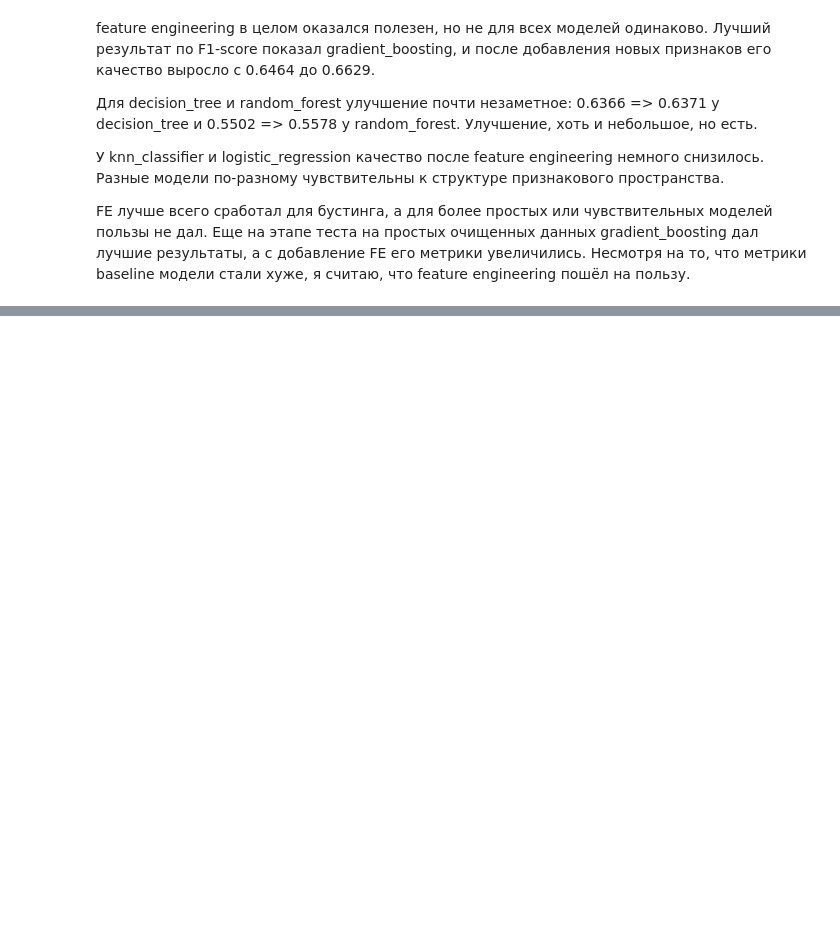
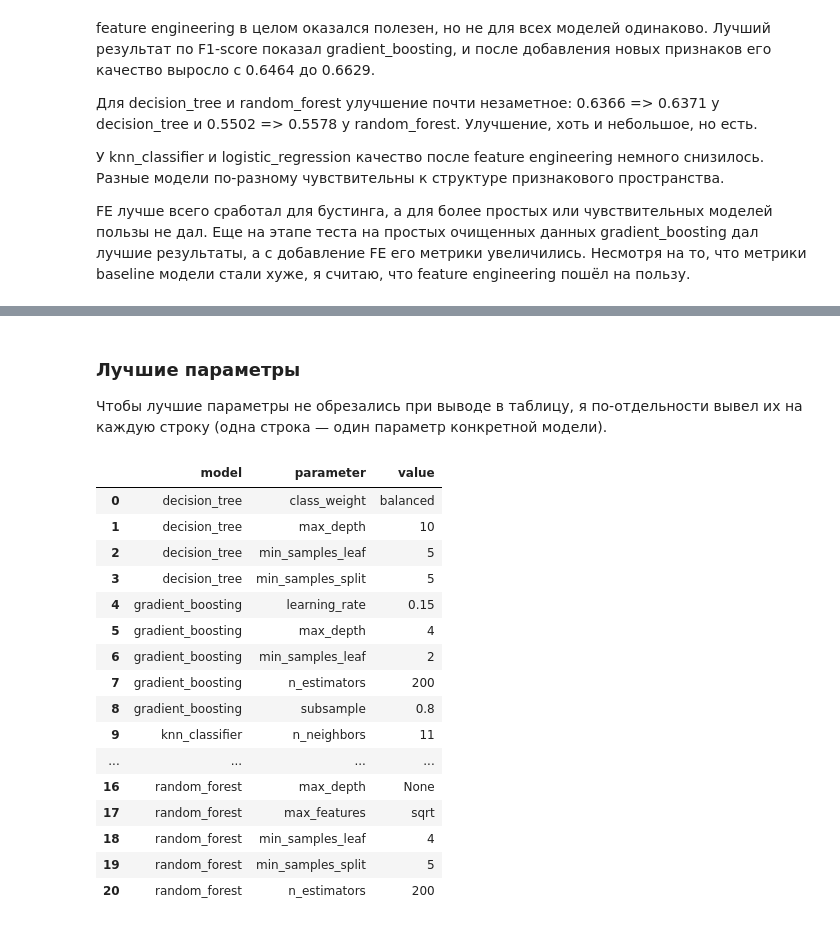
Before and after one commit to hsemlcourse/hseml-group-project-ruf019, a Jupyter notebook: notebooks/03_experiments.ipynb, the cells around one changed output, grey strips where cells are left out. Cells and saved outputs as stored; diff of their text form; code cells hidden in the pictures; blank space fills up the shorter version.

Commit message:
feat: add CP2 tuning experiments

```diff
--- a/notebooks/03_experiments.ipynb
+++ b/notebooks/03_experiments.ipynb
@@ -172,0 +159,23 @@ MODEL_PATH, METRICS_PATH
+# %%
+TUNING_SAMPLE_SIZE = 12000
+
+if len(fe_train) > TUNING_SAMPLE_SIZE:
+    tuning_train, _ = sklearn_train_test_split(
+        fe_train,
+        train_size=TUNING_SAMPLE_SIZE,
+        random_state=RANDOM_STATE,
+        stratify=fe_train[TARGET_COLUMN],
+    )
+else:
+    tuning_train = fe_train.copy()
+
+x_tuning_train = tuning_train.drop(columns=[TARGET_COLUMN])
+y_tuning_train = tuning_train[TARGET_COLUMN]
+
+pd.DataFrame(
+    {
+        'dataset': ['full_train', 'tuning_train'],
+        'rows': [len(fe_train), len(tuning_train)],
+        'target_rate': [fe_train[TARGET_COLUMN].mean(), tuning_train[TARGET_COLUMN].mean()],
+    }
+)
@@ -172,0 +318,36 @@ MODEL_PATH, METRICS_PATH
+# %% [markdown]
+### Лучшие параметры
+
+Чтобы лучшие параметры не обрезались при выводе в таблицу, я по-отдельности вывел их на каждую строку (одна строка — один параметр конкретной модели).
+# %%
+best_params_table = pd.DataFrame(
+    [
+        {
+            'model': row['model'],
+            'parameter': parameter.replace('model__', ''),
+            'value': value,
+        }
+        for _, row in tuned_results.iterrows()
+        for parameter, value in row['best_params'].items()
+    ]
+)
+
+best_params_table.sort_values(['model', 'parameter']).reset_index(drop=True)
+# %% [output]
+|  | model | parameter | value |
+| 0 | decision_tree | class_weight | balanced |
+| 1 | decision_tree | max_depth | 10 |
+| 2 | decision_tree | min_samples_leaf | 5 |
+| 3 | decision_tree | min_samples_split | 5 |
+| 4 | gradient_boosting | learning_rate | 0.15 |
+| 5 | gradient_boosting | max_depth | 4 |
+| 6 | gradient_boosting | min_samples_leaf | 2 |
+| 7 | gradient_boosting | n_estimators | 200 |
+| 8 | gradient_boosting | subsample | 0.8 |
+| 9 | knn_classifier | n_neighbors | 11 |
+| ... | ... | ... | ... |
+| 16 | random_forest | max_depth | None |
+| 17 | random_forest | max_features | sqrt |
+| 18 | random_forest | min_samples_leaf | 4 |
+| 19 | random_forest | min_samples_split | 5 |
+| 20 | random_forest | n_estimators | 200 |
```
Also changed, not shown: parts of 22 cells of this notebook, 1 other file.
